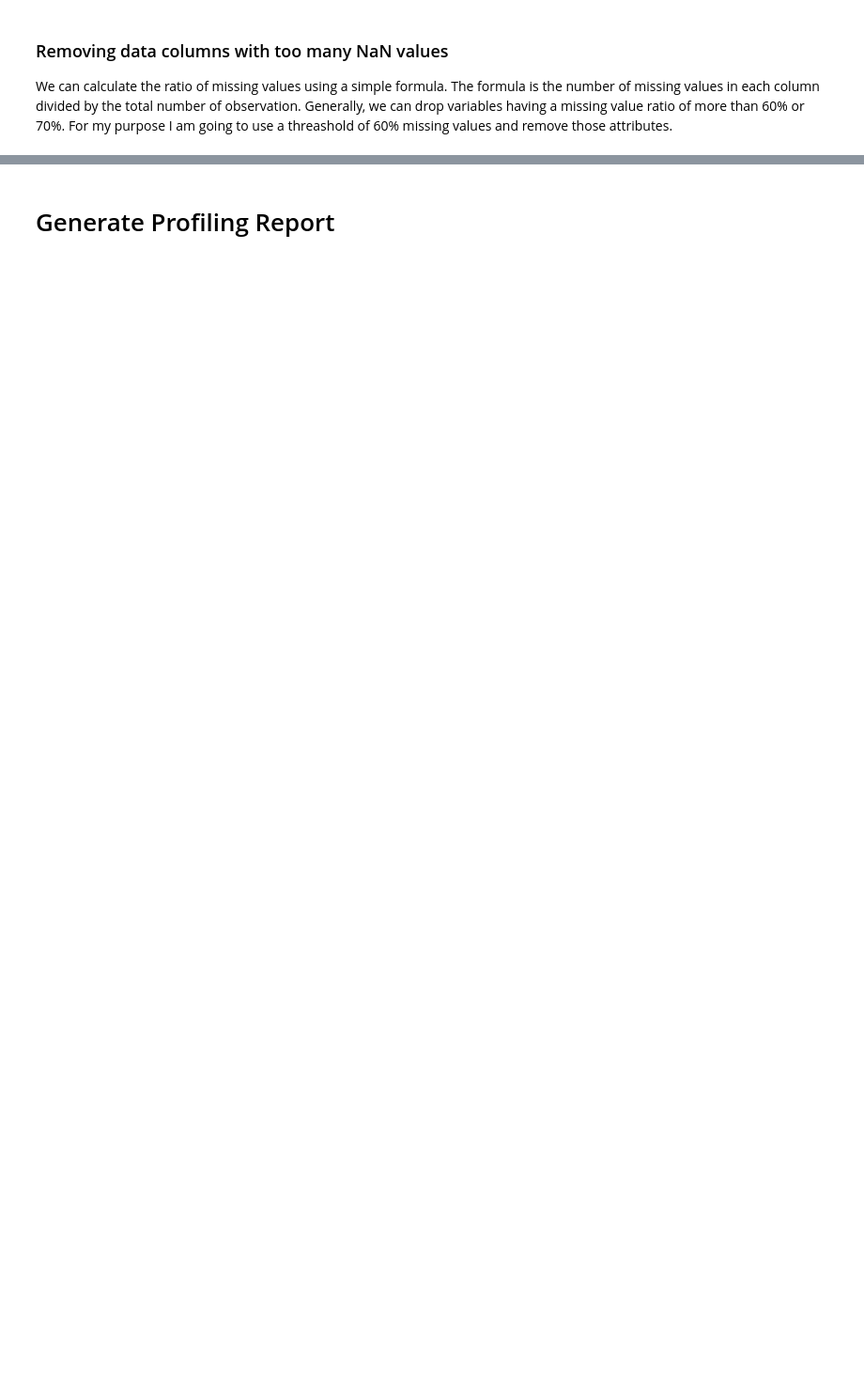
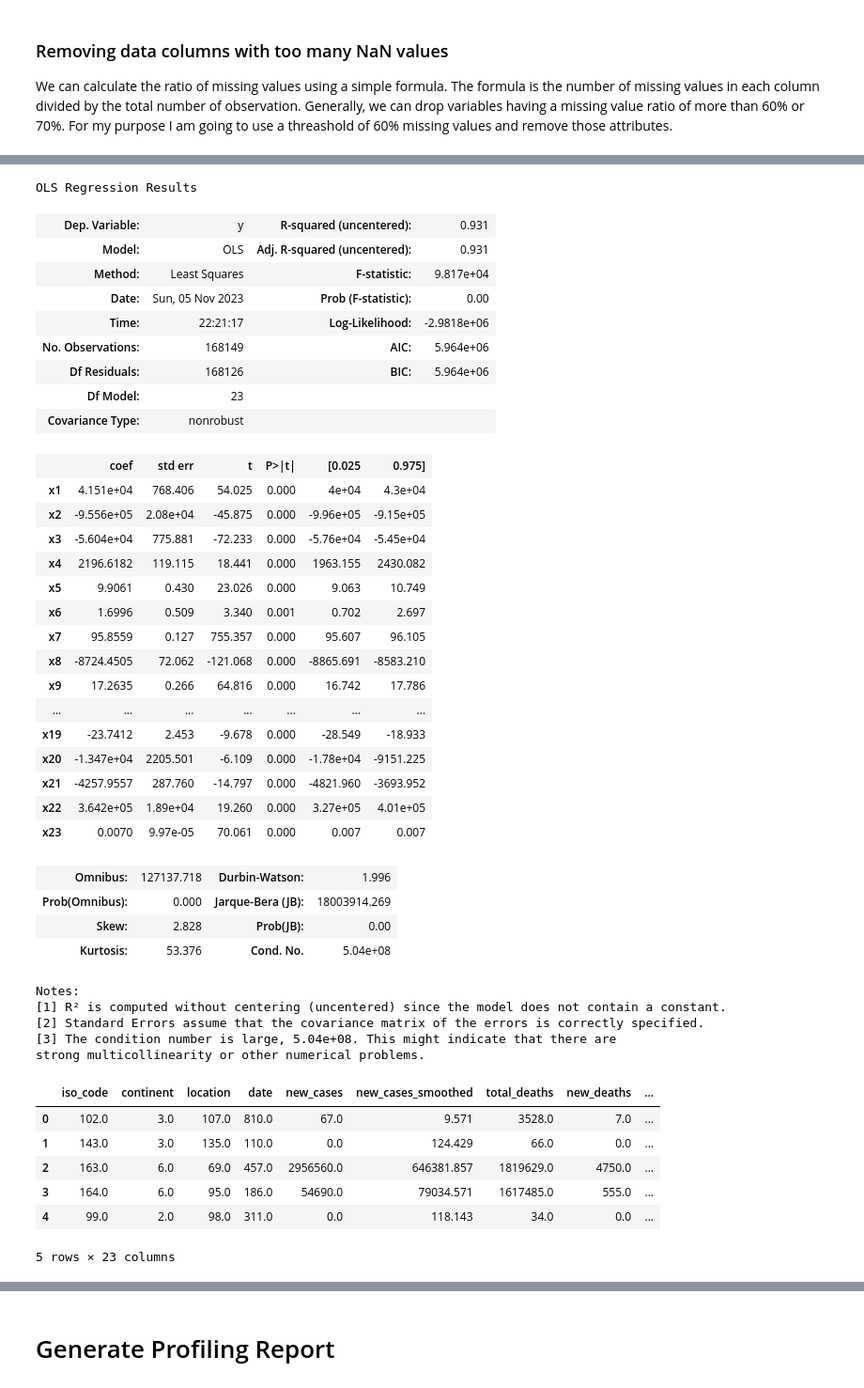
Before and after one commit to aamadorc/CIND820, a Jupyter notebook: CIND820_EDA.ipynb, the cells around one changed output, grey strips where cells are left out. Shown at 94% size. Drawn from its saved outputs; the diff is of its cells as text; code cells hidden in the pictures; blank space fills up the shorter version.

```diff
--- a/CIND820_EDA.ipynb
+++ b/CIND820_EDA.ipynb
@@ -512,0 +889,49 @@ plt.show();
+# %%
+summary
+
+data = pd.DataFrame(data = data_modeled, columns = selected_columns)
+
+data.head()
+# %% [output]
+OLS Regression Results
+| Dep. Variable: | y | R-squared (uncentered): | 0.931 |
+| Model: | OLS | Adj. R-squared (uncentered): | 0.931 |
+| Method: | Least Squares | F-statistic: | 9.817e+04 |
+| Date: | Sun, 05 Nov 2023 | Prob (F-statistic): | 0.00 |
+| Time: | 22:21:17 | Log-Likelihood: | -2.9818e+06 |
+| No. Observations: | 168149 | AIC: | 5.964e+06 |
+| Df Residuals: | 168126 | BIC: | 5.964e+06 |
+| Df Model: | 23 |  |  |
+| Covariance Type: | nonrobust |  |  |
+|  | coef | std err | t | P>|t| | [0.025 | 0.975] |
+| x1 | 4.151e+04 | 768.406 | 54.025 | 0.000 | 4e+04 | 4.3e+04 |
+| x2 | -9.556e+05 | 2.08e+04 | -45.875 | 0.000 | -9.96e+05 | -9.15e+05 |
+| x3 | -5.604e+04 | 775.881 | -72.233 | 0.000 | -5.76e+04 | -5.45e+04 |
+| x4 | 2196.6182 | 119.115 | 18.441 | 0.000 | 1963.155 | 2430.082 |
+| x5 | 9.9061 | 0.430 | 23.026 | 0.000 | 9.063 | 10.749 |
+| x6 | 1.6996 | 0.509 | 3.340 | 0.001 | 0.702 | 2.697 |
+| x7 | 95.8559 | 0.127 | 755.357 | 0.000 | 95.607 | 96.105 |
+| x8 | -8724.4505 | 72.062 | -121.068 | 0.000 | -8865.691 | -8583.210 |
+| x9 | 17.2635 | 0.266 | 64.816 | 0.000 | 16.742 | 17.786 |
+| ... | ... | ... | ... | ... | ... | ... |
+| x19 | -23.7412 | 2.453 | -9.678 | 0.000 | -28.549 | -18.933 |
+| x20 | -1.347e+04 | 2205.501 | -6.109 | 0.000 | -1.78e+04 | -9151.225 |
+| x21 | -4257.9557 | 287.760 | -14.797 | 0.000 | -4821.960 | -3693.952 |
+| x22 | 3.642e+05 | 1.89e+04 | 19.260 | 0.000 | 3.27e+05 | 4.01e+05 |
+| x23 | 0.0070 | 9.97e-05 | 70.061 | 0.000 | 0.007 | 0.007 |
+| Omnibus: | 127137.718 | Durbin-Watson: | 1.996 |
+| Prob(Omnibus): | 0.000 | Jarque-Bera (JB): | 18003914.269 |
+| Skew: | 2.828 | Prob(JB): | 0.00 |
+| Kurtosis: | 53.376 | Cond. No. | 5.04e+08 |
+Notes:
+[1] R² is computed without centering (uncentered) since the model does not contain a constant.
+[2] Standard Errors assume that the covariance matrix of the errors is correctly specified.
+[3] The condition number is large, 5.04e+08. This might indicate that there are
+strong multicollinearity or other numerical problems.
+|  | iso_code | continent | location | date | new_cases | new_cases_smoothed | total_deaths | new_deaths | ... |
+| 0 | 102.0 | 3.0 | 107.0 | 810.0 | 67.0 | 9.571 | 3528.0 | 7.0 | ... |
+| 1 | 143.0 | 3.0 | 135.0 | 110.0 | 0.0 | 124.429 | 66.0 | 0.0 | ... |
+| 2 | 163.0 | 6.0 | 69.0 | 457.0 | 2956560.0 | 646381.857 | 1819629.0 | 4750.0 | ... |
+| 3 | 164.0 | 6.0 | 95.0 | 186.0 | 54690.0 | 79034.571 | 1617485.0 | 555.0 | ... |
+| 4 | 99.0 | 2.0 | 98.0 | 311.0 | 0.0 | 118.143 | 34.0 | 0.0 | ... |
+5 rows × 23 columns
```
Also changed, not shown: parts of 76 cells of this notebook.
